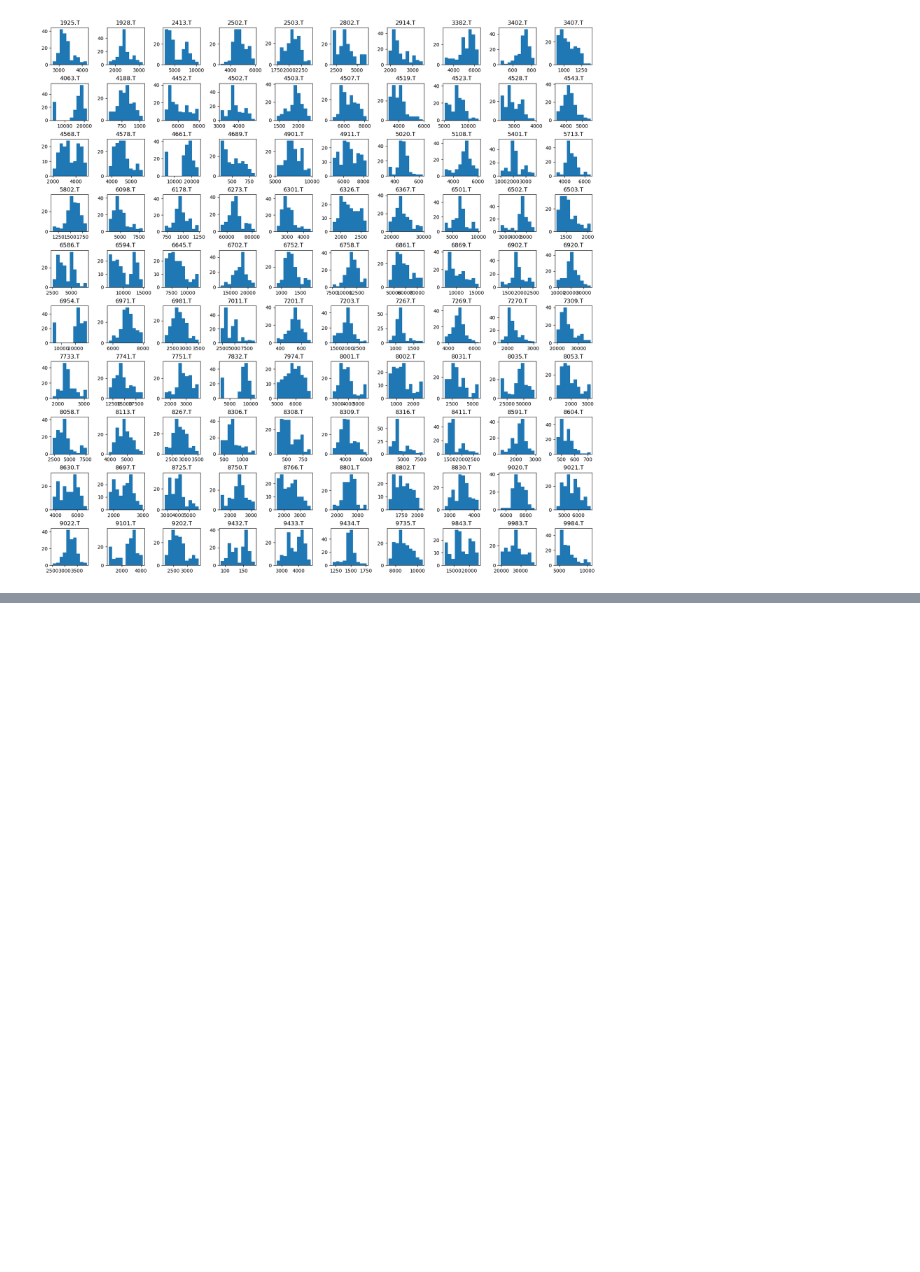
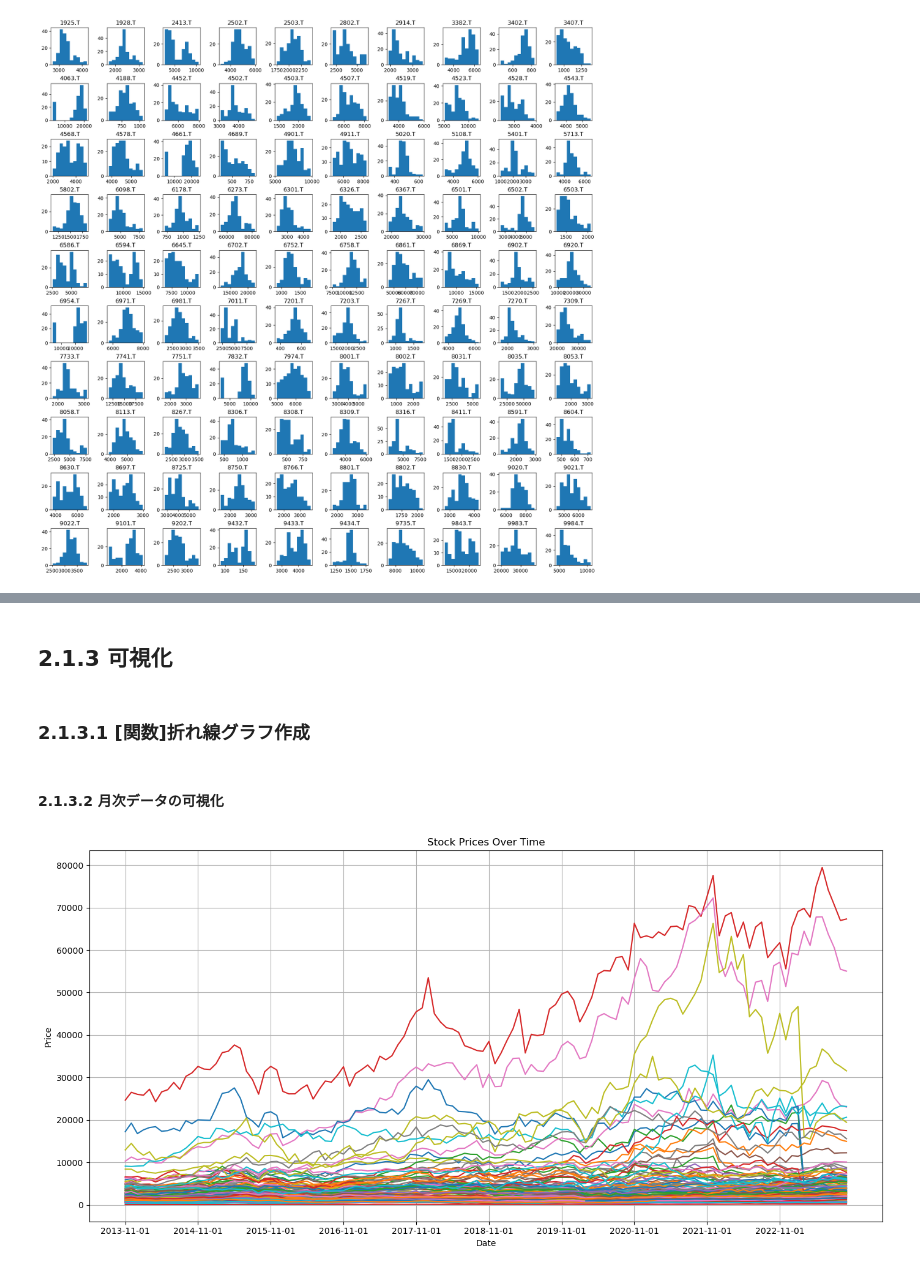
Before and after one commit to aguilarklyno/Fukuhara-Seminar, a Jupyter notebook: 23_10_20_weeek-02/Main.ipynb, the cells around one changed output, grey strips where cells are left out. Saved outputs shown, nothing was run; the diff lists cells and outputs as text; code cells hidden in the pictures; blank space fills up the shorter version.

```diff
--- a/23_10_20_weeek-02/Main.ipynb
+++ b/23_10_20_weeek-02/Main.ipynb
@@ -458,0 +588,53 @@ all_df_weekly.describe()
+# %% [markdown]
+## **2.1.3 可視化**
+# %% [markdown]
+### **2.1.3.1 [関数]折れ線グラフ作成**
+# %%
+import matplotlib.pyplot as plt
+
+def plot_multiple_stocks_time_series(df, tickers, title="Stock Prices Over Time", xlabel='Date', ylabel='Price'):
+    """
+    Plot the time series for multiple stock tickers.
+
+    Parameters:
+        df (pd.DataFrame): The input dataframe containing stock prices.
+        tickers (list): List of stock ticker symbols to plot.
+        title (str, optional): Title for the plot.
+        xlabel (str, optional): Label for the x-axis. Defaults to 'Date'.
+        ylabel (str, optional): Label for the y-axis. Defaults to 'Price'.
+    """
+
+    # Extract Date for x-axis
+    dates = df['Date']
+
+    # Plotting
+    plt.figure(figsize=(14, 7))
+
+    for ticker in tickers:
+        # Check if the ticker is in the dataframe columns
+        if ticker not in df.columns:
+            print(f"Ticker {ticker} not found in the dataframe.")
+            continue
+
+        # Fetch the company name, if not found use the ticker
+        company_name = ticker_to_name.get(ticker, ticker)
+        plt.plot(dates, df[ticker], label=company_name)
+
+    # Reduce the number of x-axis labels for clarity
+    plt.xticks(dates[::len(dates)//10])  # Show only every 10th date
+
+    plt.title(title)
+    plt.xlabel(xlabel)
+    plt.ylabel(ylabel)
+    # plt.legend(loc='upper center', bbox_to_anchor=(0.5, -0.15), ncol=len(tickers))  # Place the legend below the plot
+    plt.grid(True)
+    plt.tight_layout()
+    plt.show()
+# %% [markdown]
+#### **2.1.3.2 月次データの可視化**
+# %%
+# 使用例:
+tickers_to_plot = [i for i in all_tickers]
+plot_multiple_stocks_time_series(all_df_monthly, tickers_to_plot)
+# %% [output]
+[figure, added]
```
Also changed, not shown: parts of 10 cells of this notebook.
